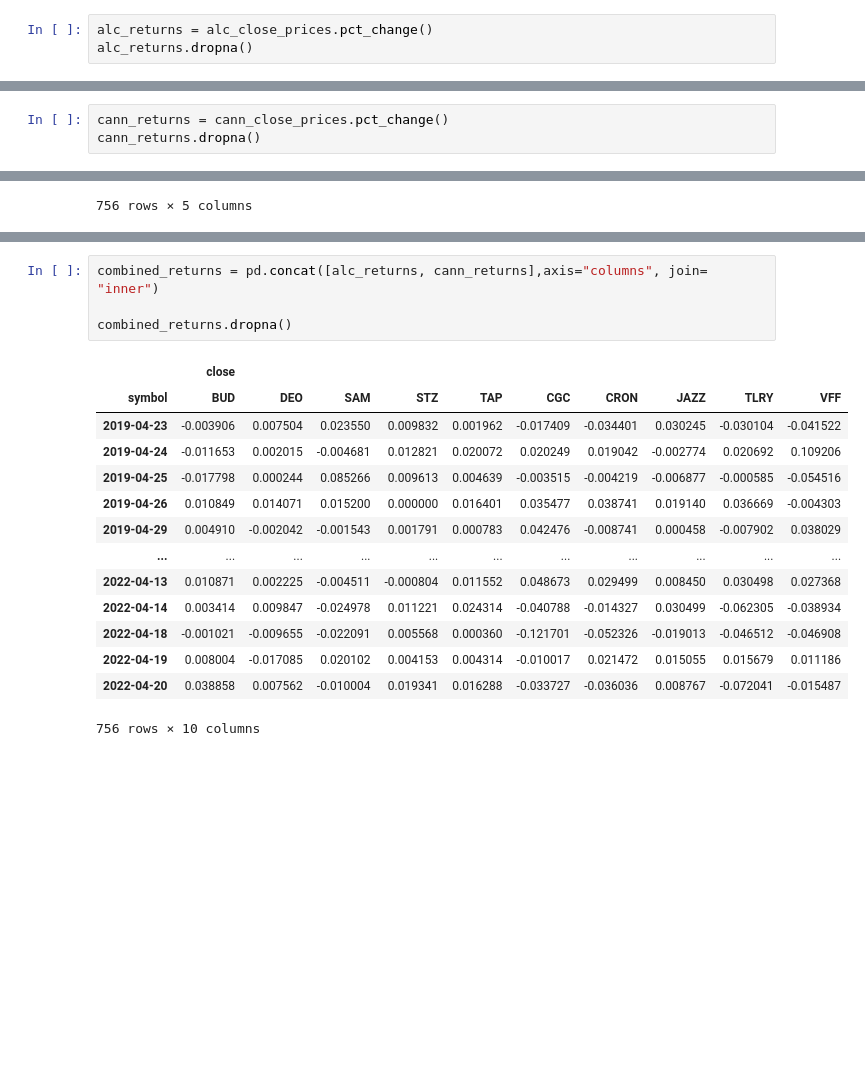
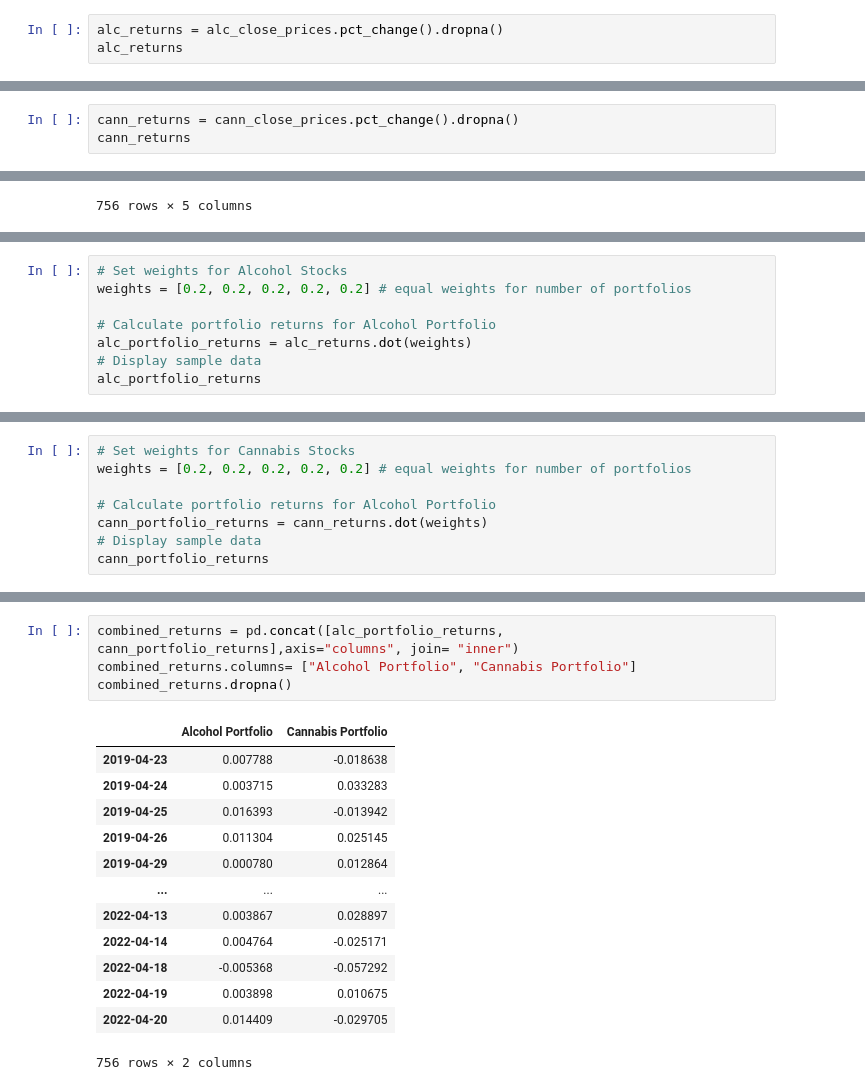
Before and after one commit to themichaelfoley/MKJ_FinTech_Project_1, a Jupyter notebook: Team3_Project1-2.ipynb, the cells around one changed output, grey strips where cells are left out. Saved outputs shown, nothing was run; the diff lists cells and outputs as text; blank space fills up the shorter version.

```diff
--- a/Team3_Project1-2.ipynb
+++ b/Team3_Project1-2.ipynb
@@ -113,6 +193,6 @@ alc_close_prices
 # %%
-alc_returns = alc_close_prices.pct_change()
-alc_returns.dropna()
+alc_returns = alc_close_prices.pct_change().dropna()
+alc_returns
 # %% [output]
 |  | close |  |  |  |  |
 | symbol | BUD | DEO | SAM | STZ | TAP |
@@ -206,6 +287,6 @@ cann_close_prices.plot()
 # %%
-cann_returns = cann_close_prices.pct_change()
-cann_returns.dropna()
+cann_returns = cann_close_prices.pct_change().dropna()
+cann_returns
 # %% [output]
 |  | close |  |  |  |  |
 | symbol | CGC | CRON | JAZZ | TLRY | VFF |
@@ -249,0 +320,8 @@ close_price_df.hvplot()
+# %%
+# Set weights for Alcohol Stocks
+weights = [0.2, 0.2, 0.2, 0.2, 0.2] # equal weights for number of portfolios
+
+# Calculate portfolio returns for Alcohol Portfolio
+alc_portfolio_returns = alc_returns.dot(weights)
+# Display sample data
+alc_portfolio_returns
@@ -249,0 +341,8 @@ close_price_df.hvplot()
+# %%
+# Set weights for Cannabis Stocks
+weights = [0.2, 0.2, 0.2, 0.2, 0.2] # equal weights for number of portfolios
+
+# Calculate portfolio returns for Alcohol Portfolio
+cann_portfolio_returns = cann_returns.dot(weights)
+# Display sample data
+cann_portfolio_returns
@@ -250,20 +362,19 @@ close_price_df.hvplot()
 # %%
-combined_returns = pd.concat([alc_returns, cann_returns],axis="columns", join= "inner")
-
+combined_returns = pd.concat([alc_portfolio_returns, cann_portfolio_returns],axis="columns", join= "inner")
+combined_returns.columns= ["Alcohol Portfolio", "Cannabis Portfolio"]
 combined_returns.dropna()
 # %% [output]
-|  | close |  |  |  |  |  |  |  |  |  |
-| symbol | BUD | DEO | SAM | STZ | TAP | CGC | CRON | JAZZ | TLRY | VFF |
-| 2019-04-23 | -0.003906 | 0.007504 | 0.023550 | 0.009832 | 0.001962 | -0.017409 | -0.034401 | 0.030245 | -0.030104 | -0.041522 |
-| 2019-04-24 | -0.011653 | 0.002015 | -0.004681 | 0.012821 | 0.020072 | 0.020249 | 0.019042 | -0.002774 | 0.020692 | 0.109206 |
-| 2019-04-25 | -0.017798 | 0.000244 | 0.085266 | 0.009613 | 0.004639 | -0.003515 | -0.004219 | -0.006877 | -0.000585 | -0.054516 |
-| 2019-04-26 | 0.010849 | 0.014071 | 0.015200 | 0.000000 | 0.016401 | 0.035477 | 0.038741 | 0.019140 | 0.036669 | -0.004303 |
-| 2019-04-29 | 0.004910 | -0.002042 | -0.001543 | 0.001791 | 0.000783 | 0.042476 | -0.008741 | 0.000458 | -0.007902 | 0.038029 |
-| ... | ... | ... | ... | ... | ... | ... | ... | ... | ... | ... |
-| 2022-04-13 | 0.010871 | 0.002225 | -0.004511 | -0.000804 | 0.011552 | 0.048673 | 0.029499 | 0.008450 | 0.030498 | 0.027368 |
-| 2022-04-14 | 0.003414 | 0.009847 | -0.024978 | 0.011221 | 0.024314 | -0.040788 | -0.014327 | 0.030499 | -0.062305 | -0.038934 |
-| 2022-04-18 | -0.001021 | -0.009655 | -0.022091 | 0.005568 | 0.000360 | -0.121701 | -0.052326 | -0.019013 | -0.046512 | -0.046908 |
-| 2022-04-19 | 0.008004 | -0.017085 | 0.020102 | 0.004153 | 0.004314 | -0.010017 | 0.021472 | 0.015055 | 0.015679 | 0.011186 |
-| 2022-04-20 | 0.038858 | 0.007562 | -0.010004 | 0.019341 | 0.016288 | -0.033727 | -0.036036 | 0.008767 | -0.072041 | -0.015487 |
+|  | Alcohol Portfolio | Cannabis Portfolio |
+| 2019-04-23 | 0.007788 | -0.018638 |
+| 2019-04-24 | 0.003715 | 0.033283 |
+| 2019-04-25 | 0.016393 | -0.013942 |
+| 2019-04-26 | 0.011304 | 0.025145 |
+| 2019-04-29 | 0.000780 | 0.012864 |
+| ... | ... | ... |
+| 2022-04-13 | 0.003867 | 0.028897 |
+| 2022-04-14 | 0.004764 | -0.025171 |
+| 2022-04-18 | -0.005368 | -0.057292 |
+| 2022-04-19 | 0.003898 | 0.010675 |
+| 2022-04-20 | 0.014409 | -0.029705 |
-756 rows × 10 columns
+756 rows × 2 columns
 # %%
```
Also changed, not shown: parts of 33 cells of this notebook, 1 other file.
